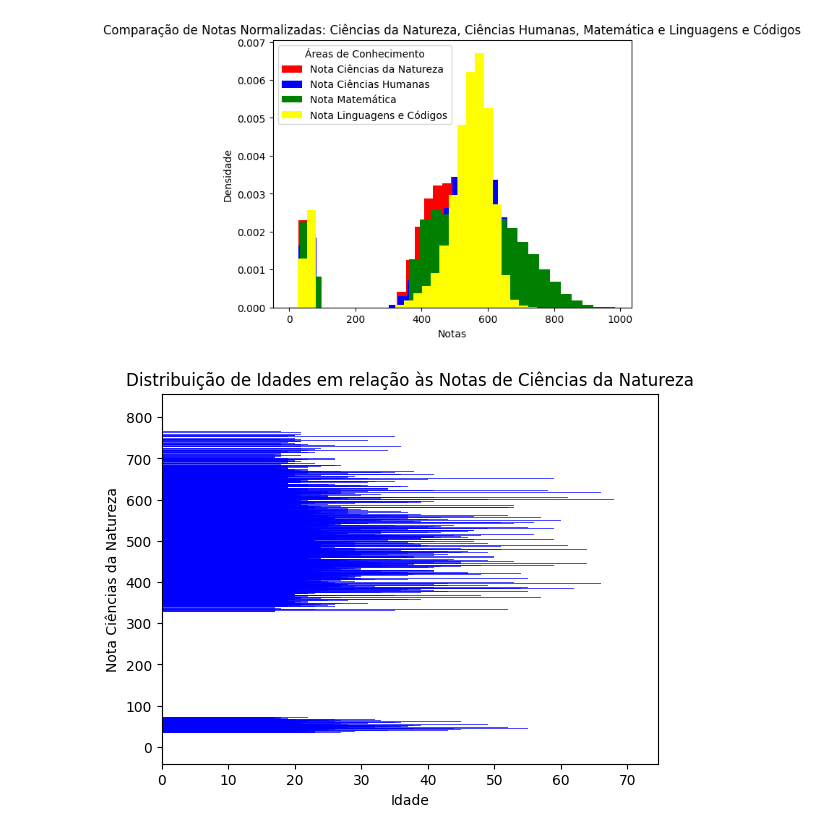
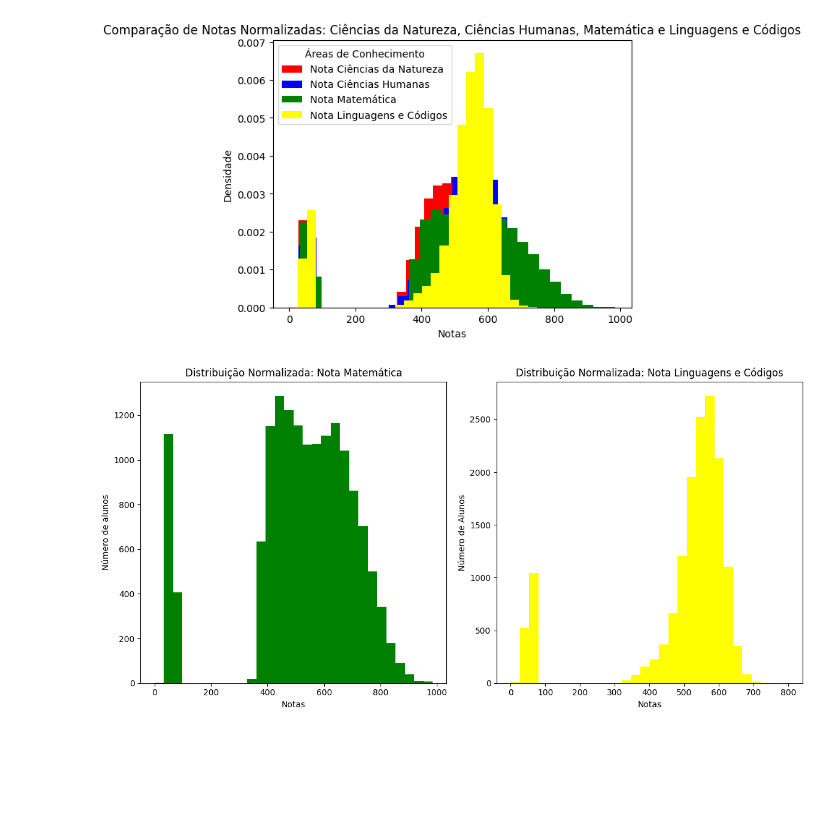
Before and after one commit to Jpns2002/analise-estatistica-enem-2019, a Jupyter notebook: tratamento_enem_2019_corrigido.ipynb, the cells around one changed output. Drawn from its saved outputs; the diff is of its cells as text; code cells hidden in the pictures; blank space fills up the shorter version.

Commit message:
Graficos de comparacao entre as notas

```diff
--- a/tratamento_enem_2019_corrigido.ipynb
+++ b/tratamento_enem_2019_corrigido.ipynb
@@ -1357,15 +1357,32 @@ plt.show()
 #densidade: normaliza o histograma, ele mostra a frequência relativa
 # %% [output]
 [figure]
-# %%
-plt.barh(dados_campinas['Nota Ciências da Natureza'], dados_campinas['Idade'], color='blue', alpha=0.7)
-plt.title('Distribuição de Idades em relação às Notas de Ciências da Natureza')
-plt.xlabel('Idade')
-plt.ylabel('Nota Ciências da Natureza')
-plt.show()
-
-# barh: cria um gráfico de barras horizontais
-# xlabel: legenda do eixo X
-# ylabel: legenda do eixo Y
-# %% [output]
-[figure, removed]
+# %%
+# plt.figure ajuda a criar uma nova figura para o gráfico
+# importando as bibliotecas necessárias
+plt.figure(figsize=(12, 6))
+
+
+# Primeira imagem: Nota Matemática
+# subplot(1, 2, 1): cria uma grade de subplots com 1 linha e 2 colunas, e ativa o primeiro subplot
+# um subplot é uma parte de um gráfico maior, onde podemos plotar múltiplos gráficos
+plt.subplot(1, 2, 1)
+plt.hist(dados_campinas['Nota Matemática'], bins=30, alpha=1, color='green', histtype='stepfilled', density=False)
+plt.title('Distribuição Normalizada: Nota Matemática')
+plt.xlabel('Notas')
+plt.ylabel('Número de alunos')
+
+# Segunda imagem: Nota Linguagens e Códigos
+# subplot(1, 2, 2): ativa o segundo subplot
+plt.subplot(1, 2, 2)
+plt.hist(dados_campinas['Nota Linguagens e Códigos'], bins=30, alpha=1, color='yellow', histtype='stepfilled', density=False)
+plt.title('Distribuição Normalizada: Nota Linguagens e Códigos')
+plt.xlabel('Notas')
+plt.ylabel('Número de Alunos')
+
+# Ajusta o layout para evitar sobreposição de elementos
+# tight_layout(): ajusta o layout para evitar sobreposição de elementos
+plt.tight_layout()
+plt.show()
+# %% [output]
+[figure, added]
```
Also changed, not shown: parts of 5 cells of this notebook.
